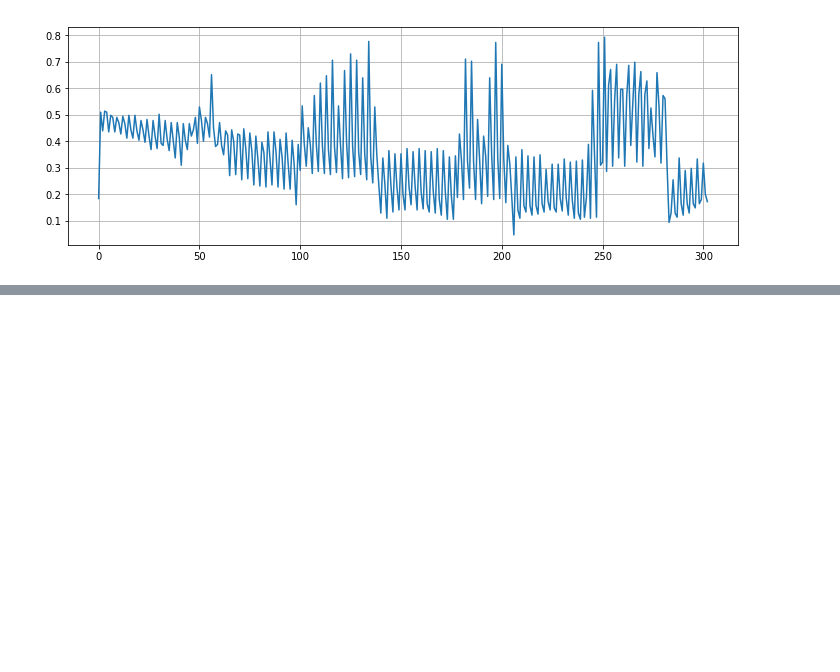
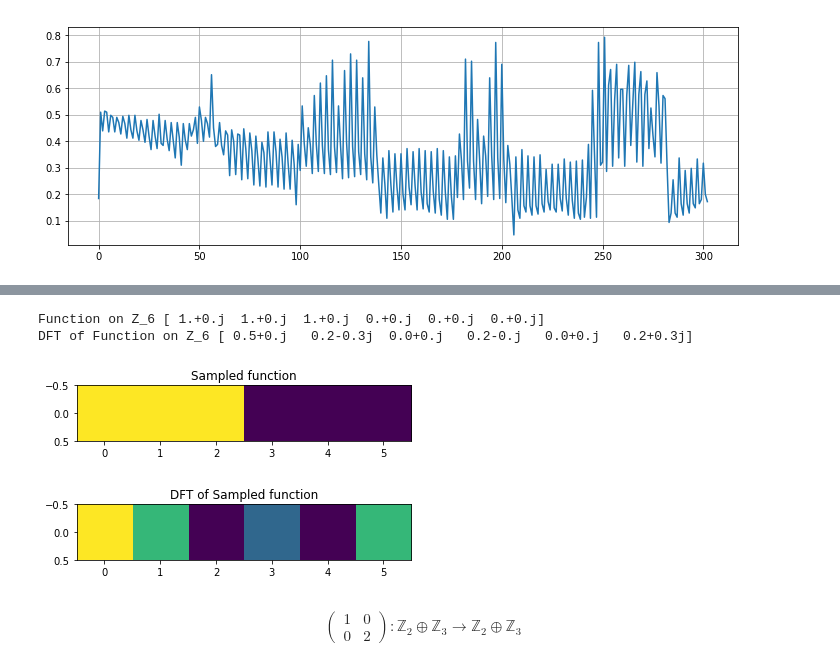
Before and after one commit to tommyod/abelian, a Jupyter notebook: docs/notebooks/fourier_series.ipynb, the cells around one changed output, grey strips where cells are left out. Cells and saved outputs as stored; diff of their text form; code cells hidden in the pictures; blank space fills up the shorter version.

```diff
--- a/docs/notebooks/fourier_series.ipynb
+++ b/docs/notebooks/fourier_series.ipynb
@@ -155,0 +180,23 @@ plt.show()
+# %%
+plt.subplot(2, 1, 1)
+plt.title('Sampled function')
+func_Z6 = func_Z2_Z3.pullback(phi)
+print('Function on Z_6', func_Z6.to_table())
+plt.imshow(np.abs(func_Z6.to_table()).reshape(1, -1))
+
+func_Z6_dft = func_Z6.dft()
+
+plt.subplot(2, 1, 2)
+plt.title('DFT of Sampled function')
+dft_table = np.array(np.abs(func_Z6_dft.to_table()), dtype=float)
+print('DFT of Function on Z_6', np.round(np.array(func_Z6_dft.to_table(), dtype = complex), 1))
+plt.imshow(dft_table.reshape(1, -1))
+plt.show()
+# %% [output]
+Function on Z_6 [ 1.+0.j  1.+0.j  1.+0.j  0.+0.j  0.+0.j  0.+0.j]
+DFT of Function on Z_6 [ 0.5+0.j   0.2-0.3j  0.0+0.j   0.2-0.j   0.0+0.j   0.2+0.3j]
+[figure, added]
+# %%
+show((phi * phi.dual()).project_to_target())
+# %% [output]
+$$\begin{pmatrix}1 & 0\\0 & 2\end{pmatrix}:\mathbb{Z}_{2} \oplus \mathbb{Z}_{3} \to \mathbb{Z}_{2} \oplus \mathbb{Z}_{3}$$
```
Also changed, not shown: parts of 30 cells of this notebook, 6 other files.
